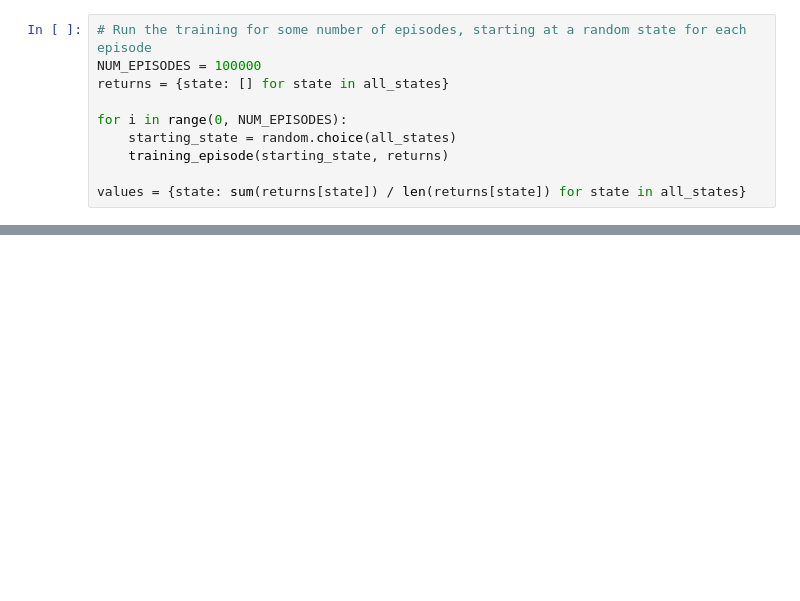
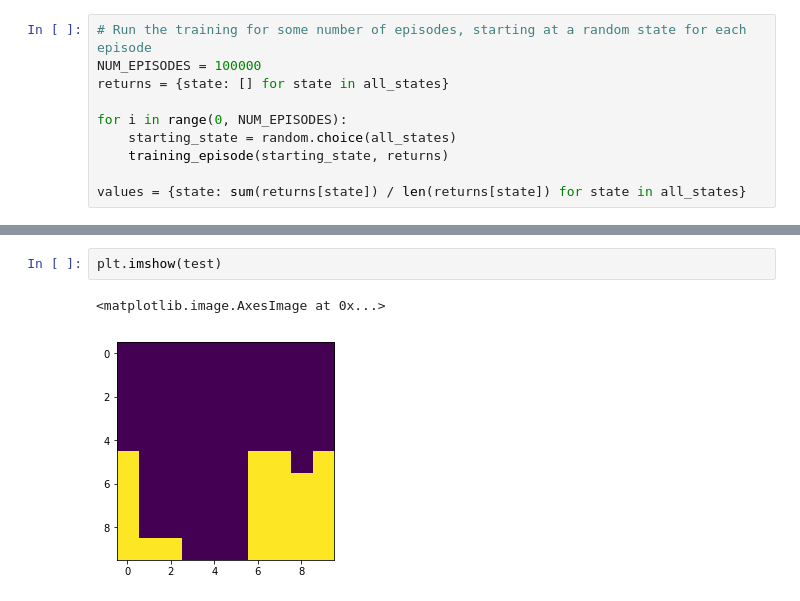
Before and after one commit to krithel/reinforcement-learning-training, a Jupyter notebook: monte-carlo/base-monte-carlo.ipynb, the cells around one changed output, grey strips where cells are left out. Saved outputs shown, nothing was run; the diff lists cells and outputs as text; blank space fills up the shorter version.

```diff
--- a/monte-carlo/base-monte-carlo.ipynb
+++ b/monte-carlo/base-monte-carlo.ipynb
@@ -222,0 +334,5 @@ plt.show()
+# %%
+plt.imshow(test)
+# %% [output]
+<matplotlib.image.AxesImage at 0x...>
+[figure, added]
```
Also changed, not shown: parts of 5 cells of this notebook.
